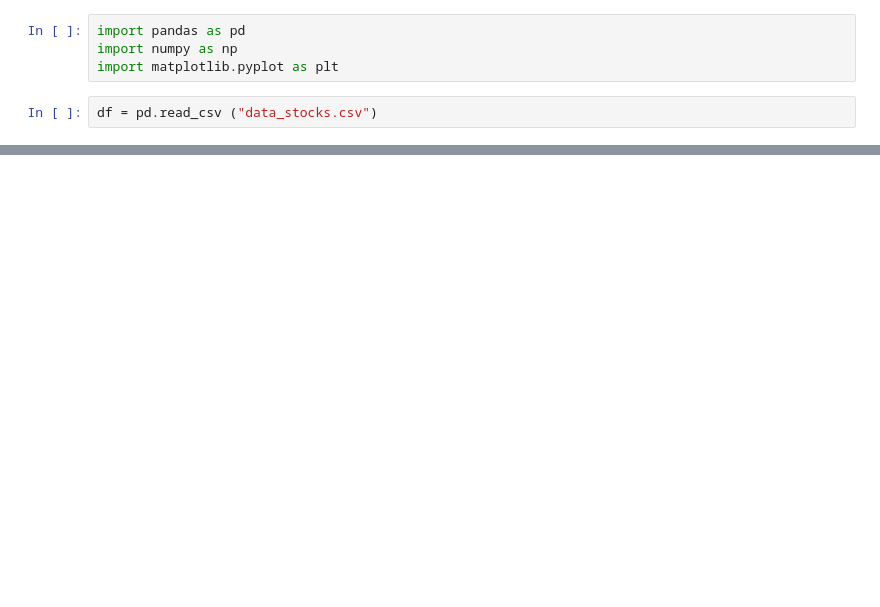
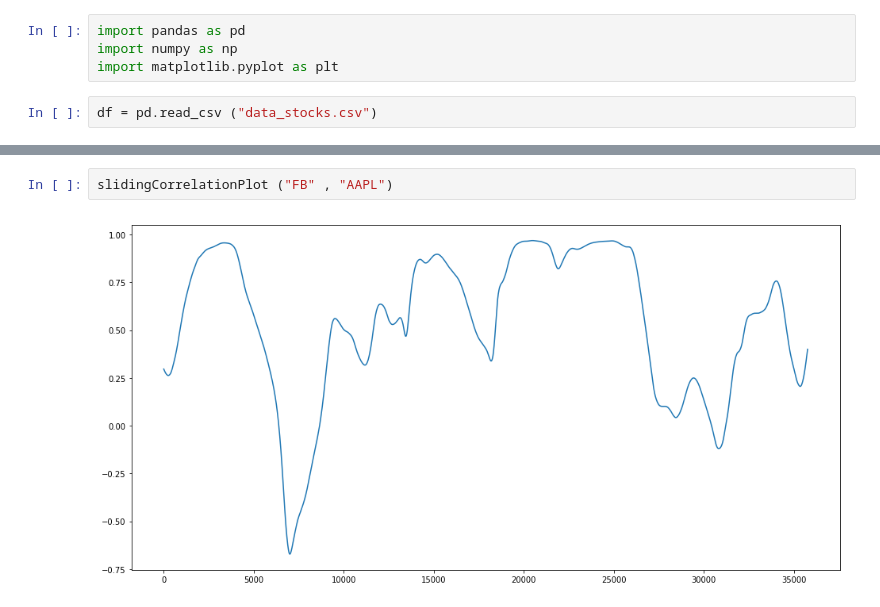
Before and after one commit to SaeedHK/stockML, a Jupyter notebook: test.ipynb, the cells around one changed output, grey strips where cells are left out. Drawn from its saved outputs; the diff is of its cells as text; blank space fills up the shorter version.

```diff
--- a/test.ipynb
+++ b/test.ipynb
@@ -50,0 +65,4 @@ plt.plot(v)
+# %%
+slidingCorrelationPlot ("FB" , "AAPL")
+# %% [output]
+[figure, added]
```
Also changed, not shown: parts of 6 cells of this notebook.
